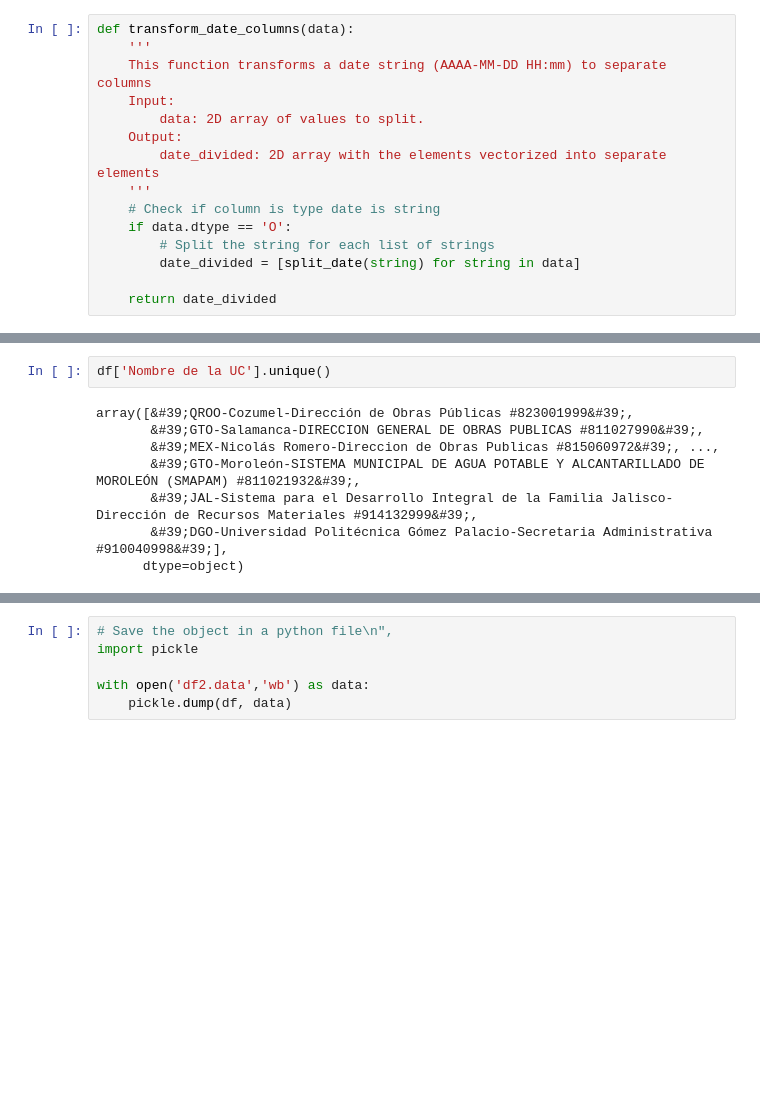
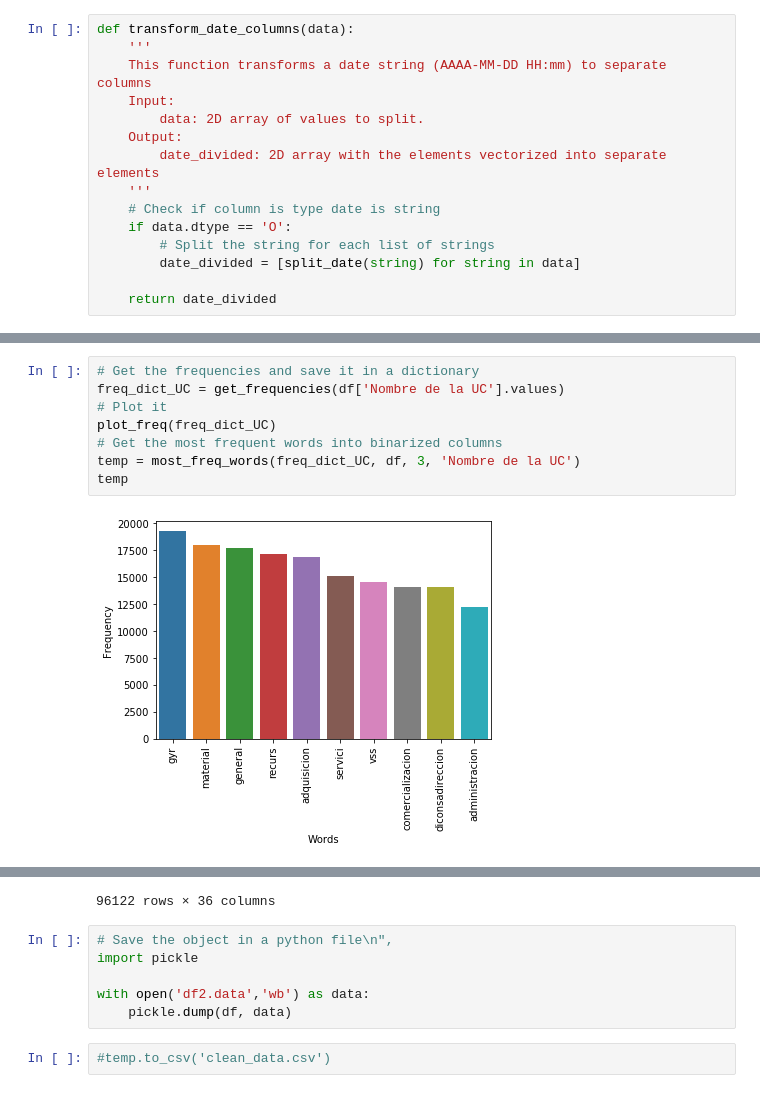
Before and after one commit to ML-Group-Col/Exped_Visualizations, a Jupyter notebook: assignment4_2.ipynb, the cells around one changed output, grey strips where cells are left out. Saved outputs shown, nothing was run; the diff lists cells and outputs as text; blank space fills up the shorter version.

```diff
--- a/assignment4_2.ipynb
+++ b/assignment4_2.ipynb
@@ -172,10 +156,10 @@ df
-# %%
-df['Nombre de la UC'].unique()
-# %% [output]
-array([&#39;QROO-Cozumel-Dirección de Obras Públicas #823001999&#39;,
-       &#39;GTO-Salamanca-DIRECCION GENERAL DE OBRAS PUBLICAS #811027990&#39;,
-       &#39;MEX-Nicolás Romero-Direccion de Obras Publicas #815060972&#39;, ...,
-       &#39;GTO-Moroleón-SISTEMA MUNICIPAL DE AGUA POTABLE Y ALCANTARILLADO DE MOROLEÓN (SMAPAM) #811021932&#39;,
-       &#39;JAL-Sistema para el Desarrollo Integral de la Familia Jalisco-Dirección de Recursos Materiales #914132999&#39;,
-       &#39;DGO-Universidad Politécnica Gómez Palacio-Secretaria Administrativa #910040998&#39;],
-      dtype=object)
+# %%
+# Get the frequencies and save it in a dictionary
+freq_dict_UC = get_frequencies(df['Nombre de la UC'].values)
+# Plot it
+plot_freq(freq_dict_UC)
+# Get the most frequent words into binarized columns
+temp = most_freq_words(freq_dict_UC, df, 3, 'Nombre de la UC')
+temp
+# %% [output]
+[figure, added]
@@ -182,6 +178,9 @@ array([&#39;QROO-Cozumel-Dirección de Obras Públicas #823001999&#39;,
+96122 rows × 36 columns
 # %%
 # Save the object in a python file\n",
 import pickle
 
 with open('df2.data','wb') as data:
     pickle.dump(df, data)
+# %%
+#temp.to_csv('clean_data.csv')
```
Also changed, not shown: parts of 11 cells of this notebook, 2 other files.
